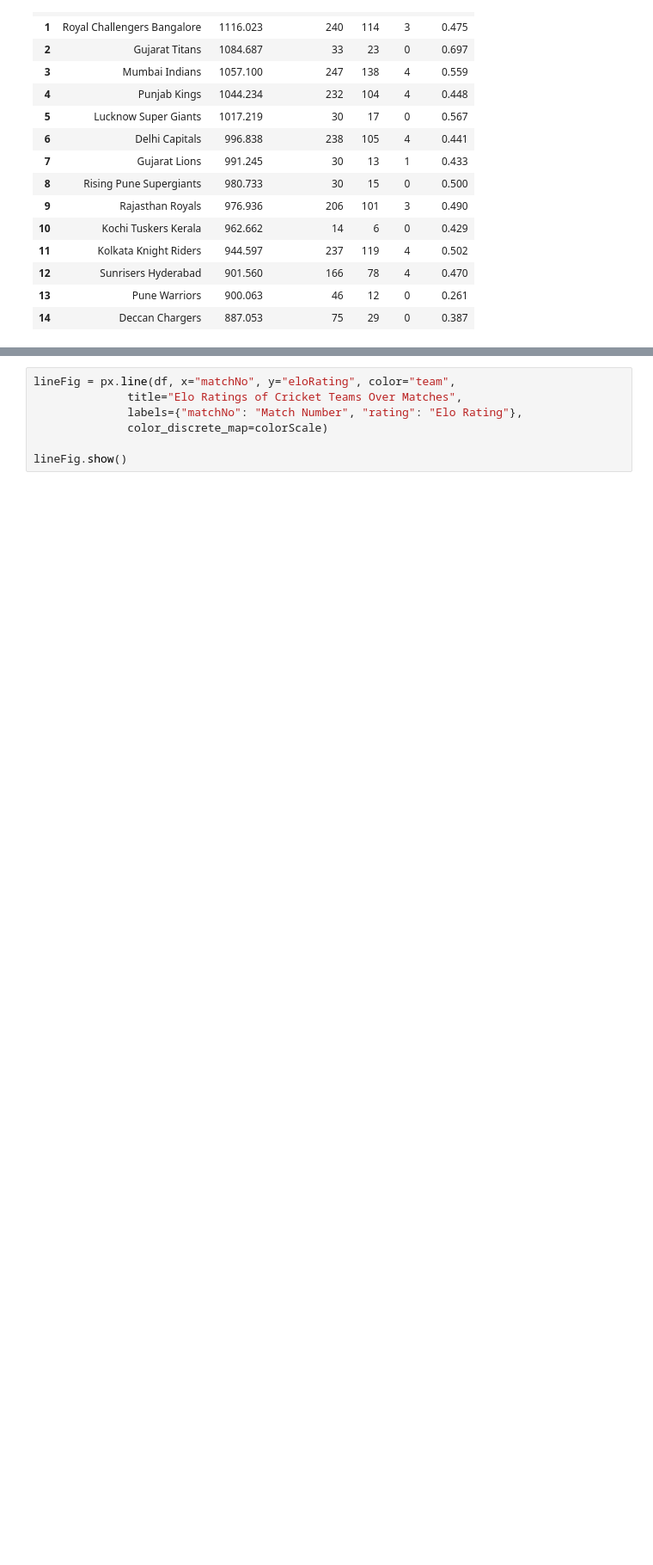
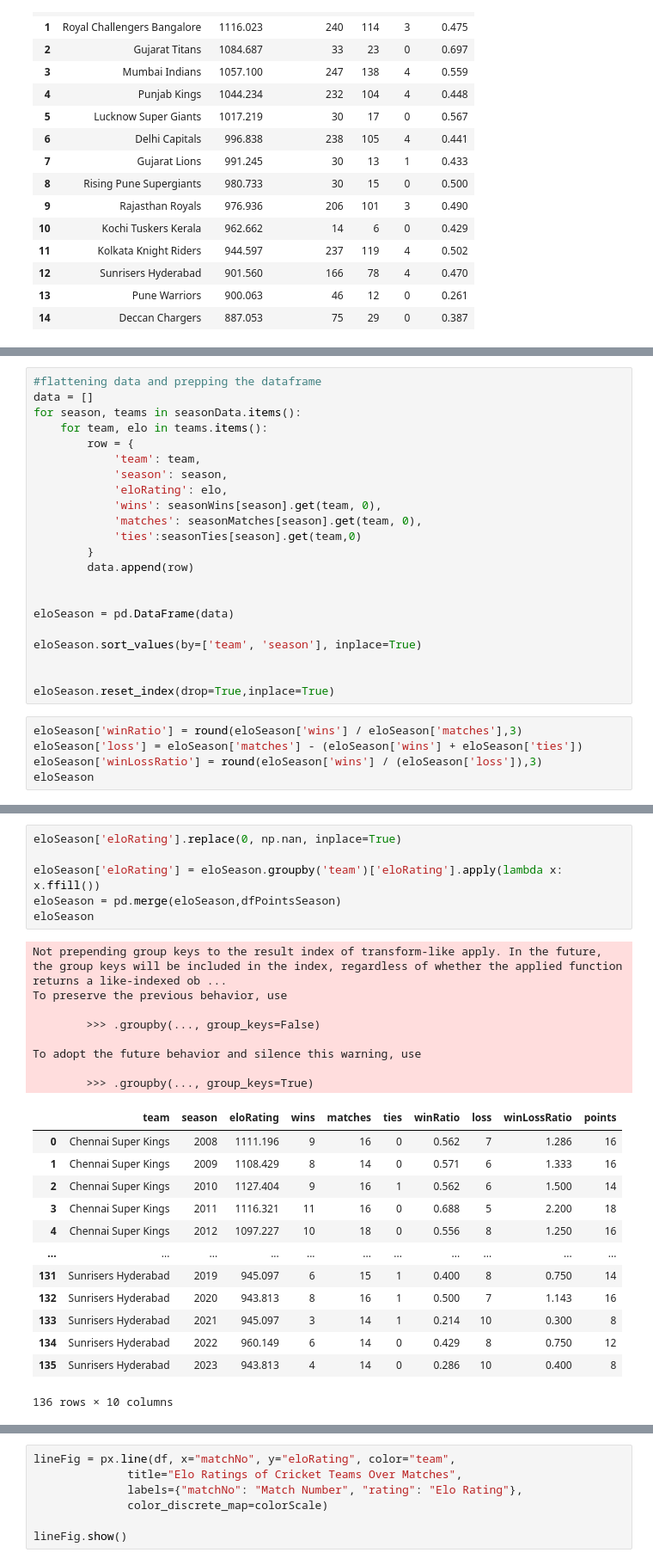
Before and after one commit to chinmay-choudhary/cricket-elo-rating, a Jupyter notebook: ipl.ipynb, the cells around one changed output, grey strips where cells are left out. Shown at 86% size. Drawn from its saved outputs; the diff is of its cells as text; blank space fills up the shorter version.

```diff
--- a/ipl.ipynb
+++ b/ipl.ipynb
@@ -271,0 +488,27 @@ df = pd.read_csv('iplMatchByMatchElo.csv')
+# %%
+#flattening data and prepping the dataframe
+data = []
+for season, teams in seasonData.items():
+    for team, elo in teams.items():
+        row = {
+            'team': team,
+            'season': season,
+            'eloRating': elo,
+            'wins': seasonWins[season].get(team, 0),
+            'matches': seasonMatches[season].get(team, 0),
+            'ties':seasonTies[season].get(team,0)
+        }
+        data.append(row)
+
+
+eloSeason = pd.DataFrame(data)
+
+eloSeason.sort_values(by=['team', 'season'], inplace=True)
+
+
+eloSeason.reset_index(drop=True,inplace=True)
+# %%
+eloSeason['winRatio'] = round(eloSeason['wins'] / eloSeason['matches'],3)
+eloSeason['loss'] = eloSeason['matches'] - (eloSeason['wins'] + eloSeason['ties'])
+eloSeason['winLossRatio'] = round(eloSeason['wins'] / (eloSeason['loss']),3)
+eloSeason
@@ -271,0 +529,28 @@ df = pd.read_csv('iplMatchByMatchElo.csv')
+# %%
+eloSeason['eloRating'].replace(0, np.nan, inplace=True)
+
+eloSeason['eloRating'] = eloSeason.groupby('team')['eloRating'].apply(lambda x: x.ffill())
+eloSeason = pd.merge(eloSeason,dfPointsSeason)
+eloSeason
+# %% [output]
+Not prepending group keys to the result index of transform-like apply. In the future, the group keys will be included in the index, regardless of whether the applied function returns a like-indexed ob ...
+To preserve the previous behavior, use
+
+        >>> .groupby(..., group_keys=False)
+
+To adopt the future behavior and silence this warning, use
+
+        >>> .groupby(..., group_keys=True)
+|  | team | season | eloRating | wins | matches | ties | winRatio | loss | winLossRatio | points |
+| 0 | Chennai Super Kings | 2008 | 1111.196 | 9 | 16 | 0 | 0.562 | 7 | 1.286 | 16 |
+| 1 | Chennai Super Kings | 2009 | 1108.429 | 8 | 14 | 0 | 0.571 | 6 | 1.333 | 16 |
+| 2 | Chennai Super Kings | 2010 | 1127.404 | 9 | 16 | 1 | 0.562 | 6 | 1.500 | 14 |
+| 3 | Chennai Super Kings | 2011 | 1116.321 | 11 | 16 | 0 | 0.688 | 5 | 2.200 | 18 |
+| 4 | Chennai Super Kings | 2012 | 1097.227 | 10 | 18 | 0 | 0.556 | 8 | 1.250 | 16 |
+| ... | ... | ... | ... | ... | ... | ... | ... | ... | ... | ... |
+| 131 | Sunrisers Hyderabad | 2019 | 945.097 | 6 | 15 | 1 | 0.400 | 8 | 0.750 | 14 |
+| 132 | Sunrisers Hyderabad | 2020 | 943.813 | 8 | 16 | 1 | 0.500 | 7 | 1.143 | 16 |
+| 133 | Sunrisers Hyderabad | 2021 | 945.097 | 3 | 14 | 1 | 0.214 | 10 | 0.300 | 8 |
+| 134 | Sunrisers Hyderabad | 2022 | 960.149 | 6 | 14 | 0 | 0.429 | 8 | 0.750 | 12 |
+| 135 | Sunrisers Hyderabad | 2023 | 943.813 | 4 | 14 | 0 | 0.286 | 10 | 0.400 | 8 |
+136 rows × 10 columns
```
Also changed, not shown: parts of 35 cells of this notebook, 1 other file.
